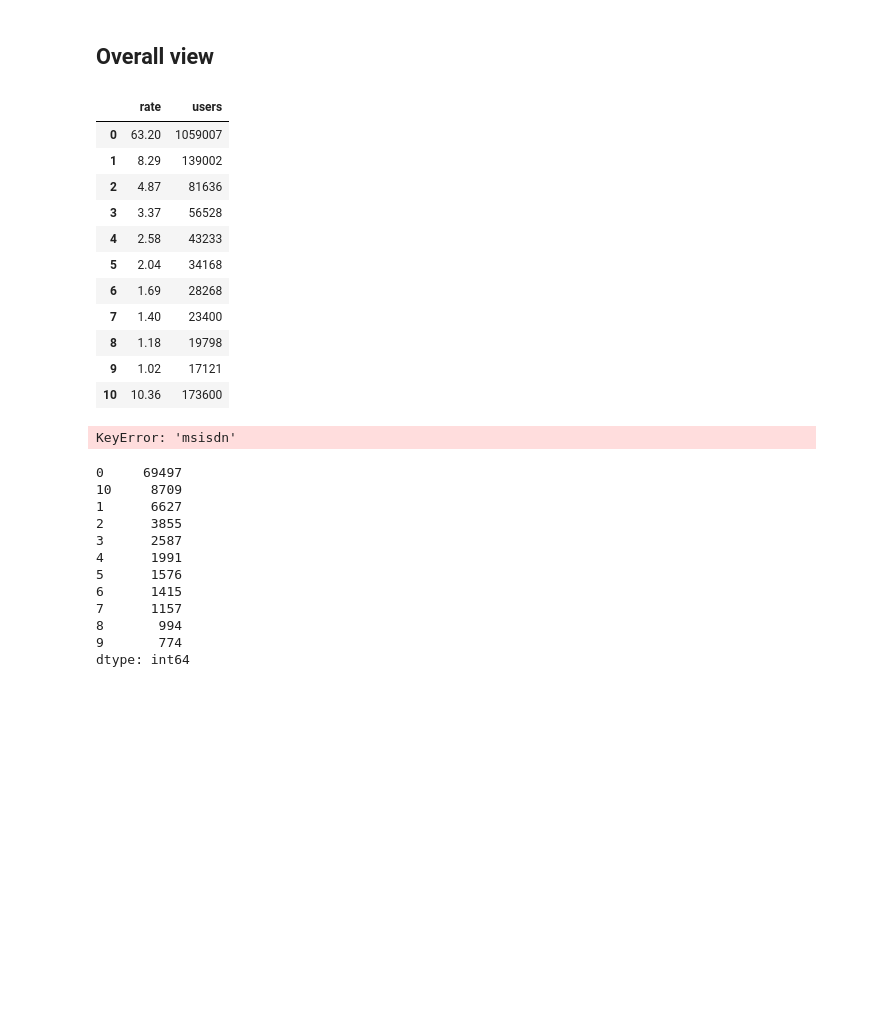
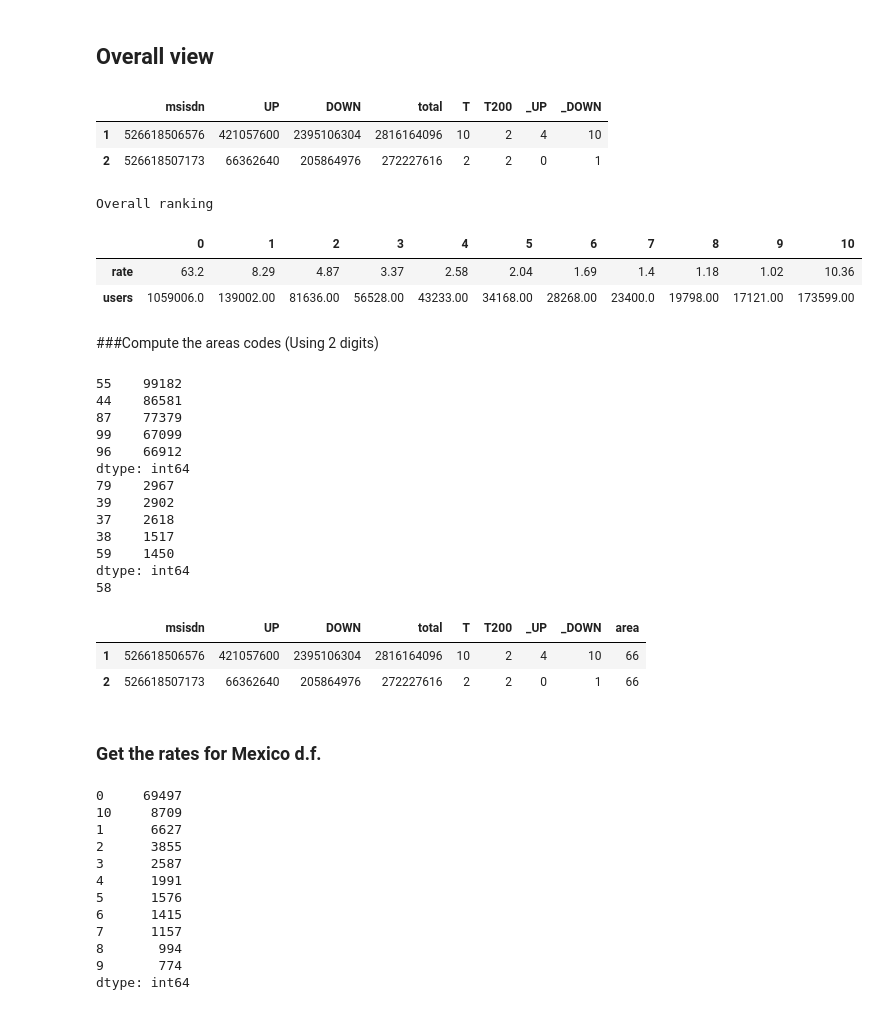
Before and after one commit to nicolasgo/_pmx, a Jupyter notebook: SpecialReq-Basix.ipynb, the cells around one changed output. Cells and saved outputs as stored; diff of their text form; code cells hidden in the pictures; blank space fills up the shorter version.

```diff
--- a/SpecialReq-Basix.ipynb
+++ b/SpecialReq-Basix.ipynb
@@ -33,3 +32,3 @@ bin_values
 # %%
-old_df=df=pd.read_csv(file_name, #parse_dates=True,
+old_df=df=pd.read_csv(file_name,header=True,# index_col='msisdn',#parse_dates=True,
     names=["msisdn","UP","DOWN","total"])
@@ -66,0 +85,9 @@ _RANDOM is not set. The full dataset will be used.
+# %%
+#df.sort(['msisdn'],inplace=True)
+def ad_countrycode(x):
+    if x[:2] != '52':
+        x='52%s'%(x)
+    return x
+
+df['msisdn'] =df['msisdn'].apply(ad_countrycode)
+df.head(2)
@@ -87,23 +113,30 @@ df['_UP'] =df['UP'].apply(lambda x: func(x,10))
 df['_DOWN'] =df['DOWN'].apply(lambda x: func(x,10))
 # %% [markdown]
 ## Overall view
+# %%
+# this cell is a setup required in case we re-run from here.
+try:
+    df['msisdn'].head(1)
+except KeyError:
+    print 'resetting the msisdn column'
+    df.reset_index(inplace=True)
+df.head(2)
+# %% [output]
+|  | msisdn | UP | DOWN | total | T | T200 | _UP | _DOWN |
+| 1 | 526618506576 | 421057600 | 2395106304 | 2816164096 | 10 | 2 | 4 | 10 |
+| 2 | 526618507173 | 66362640 | 205864976 | 272227616 | 2 | 2 | 0 | 1 |
 # %%
-pd.concat({'users':df['T'].value_counts(),'rate':np.round(100*df['T'].value_counts()/len(df['T']),2)}, axis=1).sort_index()
+print 'Overall ranking'
+pd.concat({'users':df['T'].value_counts(),'rate':np.round(100*df['T'].value_counts()/len(df['T']),2)}, axis=1).sort_index().T
 # %% [output]
+Overall ranking
-|  | rate | users |
-| 0 | 63.20 | 1059007 |
-| 1 | 8.29 | 139002 |
-| 2 | 4.87 | 81636 |
-| 3 | 3.37 | 56528 |
-| 4 | 2.58 | 43233 |
-| 5 | 2.04 | 34168 |
-| 6 | 1.69 | 28268 |
-| 7 | 1.40 | 23400 |
-| 8 | 1.18 | 19798 |
-| 9 | 1.02 | 17121 |
-| 10 | 10.36 | 173600 |
+|  | 0 | 1 | 2 | 3 | 4 | 5 | 6 | 7 | 8 | 9 | 10 |
+| rate | 63.2 | 8.29 | 4.87 | 3.37 | 2.58 | 2.04 | 1.69 | 1.4 | 1.18 | 1.02 | 10.36 |
+| users | 1059006.0 | 139002.00 | 81636.00 | 56528.00 | 43233.00 | 34168.00 | 28268.00 | 23400.0 | 19798.00 | 17121.00 | 173599.00 |
+# %% [markdown]
+###Compute the areas codes (Using 2 digits)
 # %%
-df['area'] =df['msisdn'].apply(lambda x: int(x[:2]))
+df['area'] =df['msisdn'].apply(lambda x: int(x[2:4]))
 
 #df['pc'] = df['area']/len(df['area'])
 
@@ -115,7 +148,28 @@ print areas.head()
 print areas.tail()
 print areas.count()
 # %% [output]
-KeyError: 'msisdn'
+55    99182
+44    86581
+87    77379
+99    67099
+96    66912
+dtype: int64
+79    2967
+39    2902
+37    2618
+38    1517
+59    1450
+dtype: int64
+58
+# %%
+#spot check
+df.head(2)
+# %% [output]
+|  | msisdn | UP | DOWN | total | T | T200 | _UP | _DOWN | area |
+| 1 | 526618506576 | 421057600 | 2395106304 | 2816164096 | 10 | 2 | 4 | 10 | 66 |
+| 2 | 526618507173 | 66362640 | 205864976 | 272227616 | 2 | 2 | 0 | 1 | 66 |
+# %% [markdown]
+### Get the rates for Mexico d.f.
 # %%
 df[df['area']==55]['T'].value_counts()
 # %% [output]
```
Also changed, not shown: parts of 40 cells of this notebook, 5 other files.
